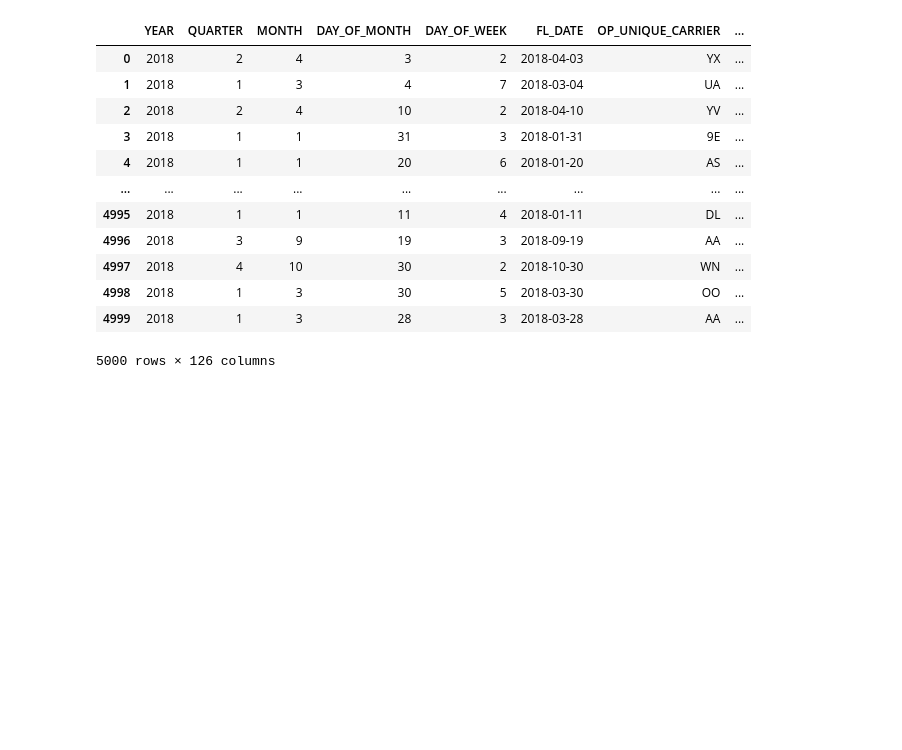
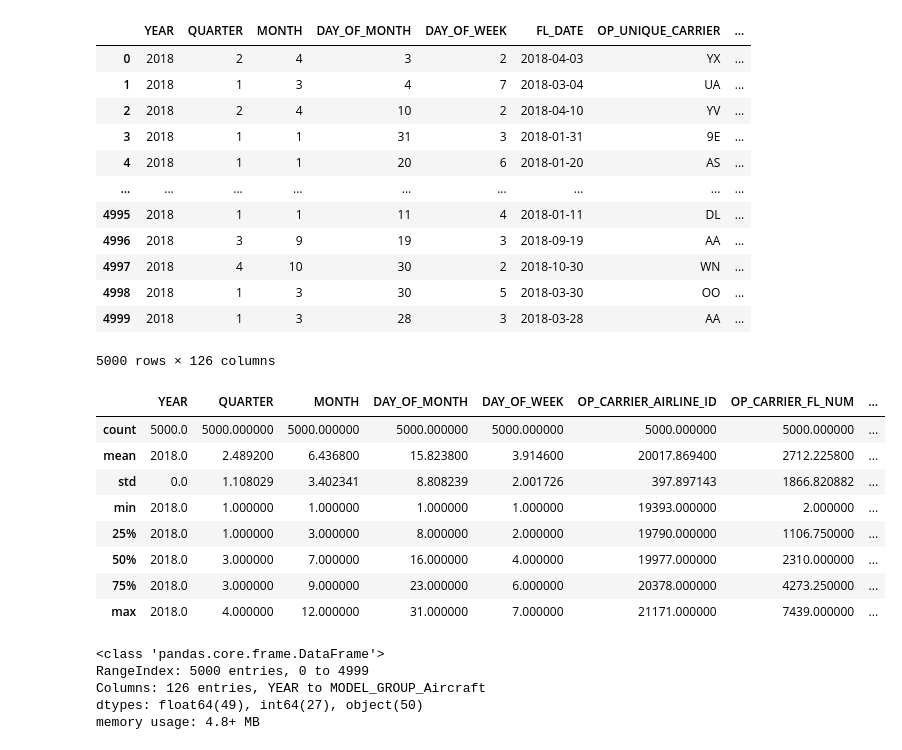
Before and after one commit to nityanandkore/6156-ML-Final-Project, a Jupyter notebook: Final_Project_Code.ipynb, the cells around one changed output. Cells and saved outputs as stored; diff of their text form; code cells hidden in the pictures; blank space fills up the shorter version.

```diff
--- a/Final_Project_Code.ipynb
+++ b/Final_Project_Code.ipynb
@@ -30,3 +30,23 @@ df
 | 4998 | 2018 | 1 | 3 | 30 | 5 | 2018-03-30 | OO | ... |
 | 4999 | 2018 | 1 | 3 | 28 | 3 | 2018-03-28 | AA | ... |
 5000 rows × 126 columns
+# %%
+df.describe()
+# %% [output]
+|  | YEAR | QUARTER | MONTH | DAY_OF_MONTH | DAY_OF_WEEK | OP_CARRIER_AIRLINE_ID | OP_CARRIER_FL_NUM | ... |
+| count | 5000.0 | 5000.000000 | 5000.000000 | 5000.000000 | 5000.000000 | 5000.000000 | 5000.000000 | ... |
+| mean | 2018.0 | 2.489200 | 6.436800 | 15.823800 | 3.914600 | 20017.869400 | 2712.225800 | ... |
+| std | 0.0 | 1.108029 | 3.402341 | 8.808239 | 2.001726 | 397.897143 | 1866.820882 | ... |
+| min | 2018.0 | 1.000000 | 1.000000 | 1.000000 | 1.000000 | 19393.000000 | 2.000000 | ... |
+| 25% | 2018.0 | 1.000000 | 3.000000 | 8.000000 | 2.000000 | 19790.000000 | 1106.750000 | ... |
+| 50% | 2018.0 | 3.000000 | 7.000000 | 16.000000 | 4.000000 | 19977.000000 | 2310.000000 | ... |
+| 75% | 2018.0 | 3.000000 | 9.000000 | 23.000000 | 6.000000 | 20378.000000 | 4273.250000 | ... |
+| max | 2018.0 | 4.000000 | 12.000000 | 31.000000 | 7.000000 | 21171.000000 | 7439.000000 | ... |
+# %%
+df.info()
+# %% [output]
+<class 'pandas.core.frame.DataFrame'>
+RangeIndex: 5000 entries, 0 to 4999
+Columns: 126 entries, YEAR to MODEL_GROUP_Aircraft
+dtypes: float64(49), int64(27), object(50)
+memory usage: 4.8+ MB
```
Also changed, not shown: parts of 1 cell of this notebook.
